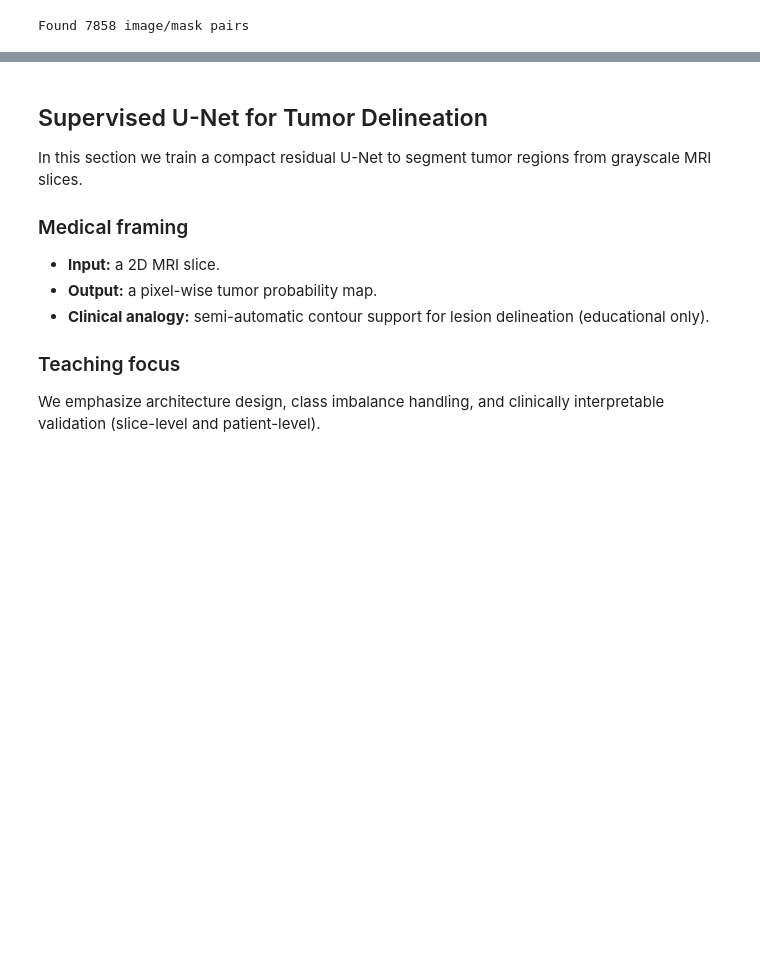
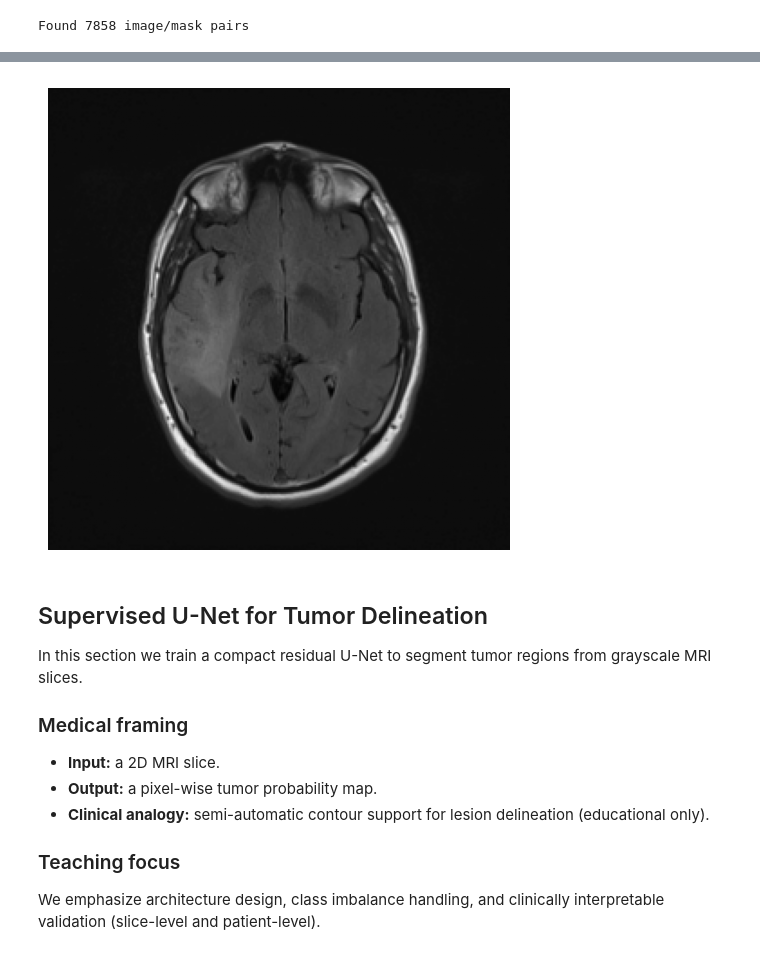
Before and after one commit to diegoolguinw/brain_mri_analyzer, a Jupyter notebook: segmentation.ipynb, the cells around one changed output, grey strips where cells are left out. Drawn from its saved outputs; the diff is of its cells as text; code cells hidden in the pictures; blank space fills up the shorter version.

```diff
--- a/segmentation.ipynb
+++ b/segmentation.ipynb
@@ -134,3 +134,13 @@ Dice: 0.0000
+# %%
+# Download an input MRI slice
+
+plt.figure(figsize=(6, 6))
+plt.imshow(image, cmap="gray")
+plt.axis("off")
+plt.savefig("input_mri_slice.png", bbox_inches="tight", pad_inches=0)
+plt.show()
+# %% [output]
+[figure, added]
 # %% [markdown]
 ## Supervised U-Net for Tumor Delineation
 
```
Also changed, not shown: parts of 7 cells of this notebook, 1 other file.
